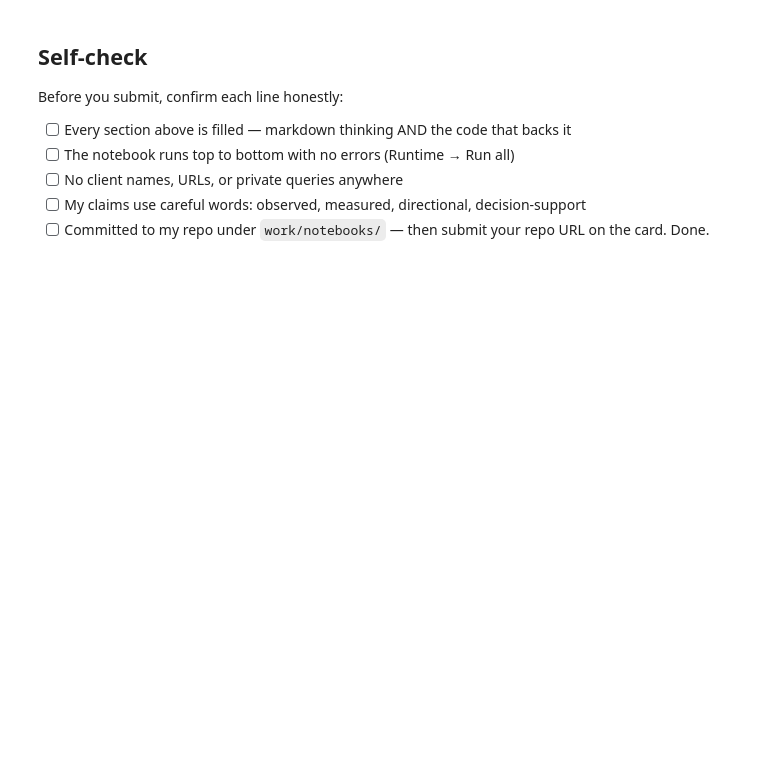
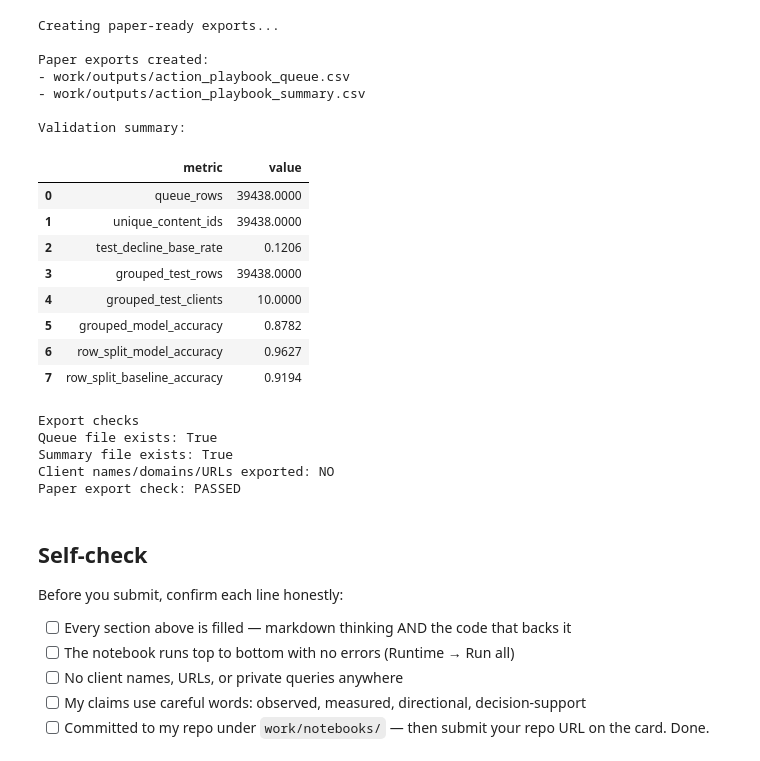
Before and after one commit to CipherSunaina02/Flyrank-ml-internship, a Jupyter notebook: work/notebooks/w07_action_playbook.ipynb, the cells around one changed output. Drawn from its saved outputs; the diff is of its cells as text; code cells hidden in the pictures; blank space fills up the shorter version.

```diff
--- a/work/notebooks/w07_action_playbook.ipynb
+++ b/work/notebooks/w07_action_playbook.ipynb
@@ -44,3 +443,78 @@ This skeleton is yours to fill. Work the sections **in order** — each one has
+# %%
+# This cell is for CODE (numbers, a query, a check).
+# Write your text answer in the cell ABOVE this one — typing sentences here breaks Run All.
+print("Creating paper-ready exports...")
+
+import os
+import pandas as pd
+
+os.makedirs("work/outputs", exist_ok=True)
+
+# 1. Save the ranked action queue
+queue_path = "work/outputs/action_playbook_queue.csv"
+queue.to_csv(queue_path, index=False)
+
+# 2. Create a compact validation summary
+summary = pd.DataFrame({
+    "metric": [
+        "queue_rows",
+        "unique_content_ids",
+        "test_decline_base_rate",
+        "grouped_test_rows",
+        "grouped_test_clients",
+        "grouped_model_accuracy",
+        "row_split_model_accuracy",
+        "row_split_baseline_accuracy"
+    ],
+    "value": [
+        len(queue),
+        queue["content_hash_id"].nunique(),
+        round(float(y_test.mean()), 4),
+        len(test_df),
+        test_df["client_hash_id"].nunique(),
+        0.8782,
+        0.9627,
+        0.9194
+    ]
+})
+
+summary_path = "work/outputs/action_playbook_summary.csv"
+summary.to_csv(summary_path, index=False)
+
+print("\nPaper exports created:")
+print("-", queue_path)
+print("-", summary_path)
+
+print("\nValidation summary:")
+display(summary)
+
+print("\nExport checks")
+print("Queue file exists:", os.path.exists(queue_path))
+print("Summary file exists:", os.path.exists(summary_path))
+print("Client names/domains/URLs exported: NO")
+print("Paper export check: PASSED")
+# %% [output]
+Creating paper-ready exports...
+
+Paper exports created:
+- work/outputs/action_playbook_queue.csv
+- work/outputs/action_playbook_summary.csv
+
+Validation summary:
+|  | metric | value |
+| 0 | queue_rows | 39438.0000 |
+| 1 | unique_content_ids | 39438.0000 |
+| 2 | test_decline_base_rate | 0.1206 |
+| 3 | grouped_test_rows | 39438.0000 |
+| 4 | grouped_test_clients | 10.0000 |
+| 5 | grouped_model_accuracy | 0.8782 |
+| 6 | row_split_model_accuracy | 0.9627 |
+| 7 | row_split_baseline_accuracy | 0.9194 |
+Export checks
+Queue file exists: True
+Summary file exists: True
+Client names/domains/URLs exported: NO
+Paper export check: PASSED
 # %% [markdown]
 ## Self-check
 
```
Also changed, not shown: parts of 17 cells of this notebook.
